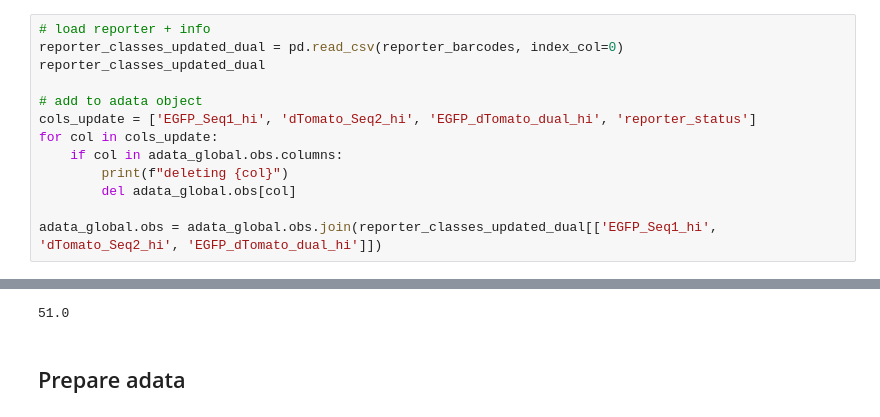
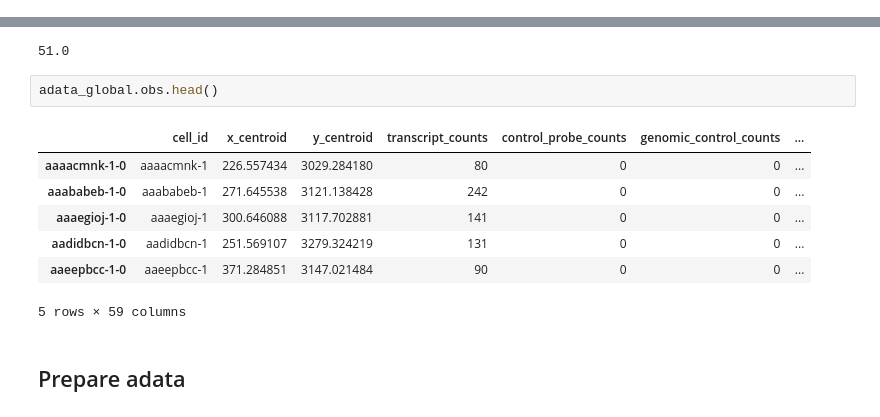
Before and after one commit to aifimmunology/spatial_drg_colon_bladder, a Jupyter notebook: yano/notebooks_KA_reprocess/04_neurons/01_scvi-neurons.ipynb, the cells around one changed output, grey strips where cells are left out. Saved outputs shown, nothing was run; the diff lists cells and outputs as text.

```diff
--- a/yano/notebooks_KA_reprocess/04_neurons/01_scvi-neurons.ipynb
+++ b/yano/notebooks_KA_reprocess/04_neurons/01_scvi-neurons.ipynb
@@ -64,19 +66,6 @@ print(base_dir)
 # %%
 # this is the global labeled adata object, including with the thresholded
 adata_global = sc.read_h5ad(input_h5ad)
-# %%
-# load reporter + info
-reporter_classes_updated_dual = pd.read_csv(reporter_barcodes, index_col=0)
-reporter_classes_updated_dual
-
-# add to adata object
-cols_update = ['EGFP_Seq1_hi', 'dTomato_Seq2_hi', 'EGFP_dTomato_dual_hi', 'reporter_status']
-for col in cols_update:
-    if col in adata_global.obs.columns:
-        print(f"deleting {col}")
-        del adata_global.obs[col]
-
-adata_global.obs = adata_global.obs.join(reporter_classes_updated_dual[['EGFP_Seq1_hi', 'dTomato_Seq2_hi', 'EGFP_dTomato_dual_hi']])
 # %%
 adata_global
 # %% [output]
@@ -89,6 +78,16 @@ AnnData object with n_obs × n_vars = 72778 × 475
 print(min(adata_global.obs['total_counts']))
 # %% [output]
 51.0
+# %%
+adata_global.obs.head()
+# %% [output]
+|  | cell_id | x_centroid | y_centroid | transcript_counts | control_probe_counts | genomic_control_counts | ... |
+| aaaacmnk-1-0 | aaaacmnk-1 | 226.557434 | 3029.284180 | 80 | 0 | 0 | ... |
+| aaababeb-1-0 | aaababeb-1 | 271.645538 | 3121.138428 | 242 | 0 | 0 | ... |
+| aaaegioj-1-0 | aaaegioj-1 | 300.646088 | 3117.702881 | 141 | 0 | 0 | ... |
+| aadidbcn-1-0 | aadidbcn-1 | 251.569107 | 3279.324219 | 131 | 0 | 0 | ... |
+| aaeepbcc-1-0 | aaeepbcc-1 | 371.284851 | 3147.021484 | 90 | 0 | 0 | ... |
+5 rows × 59 columns
 # %% [markdown]
 ## Prepare adata
 # %%
```
Also changed, not shown: parts of 9 cells of this notebook, 23 other files.
